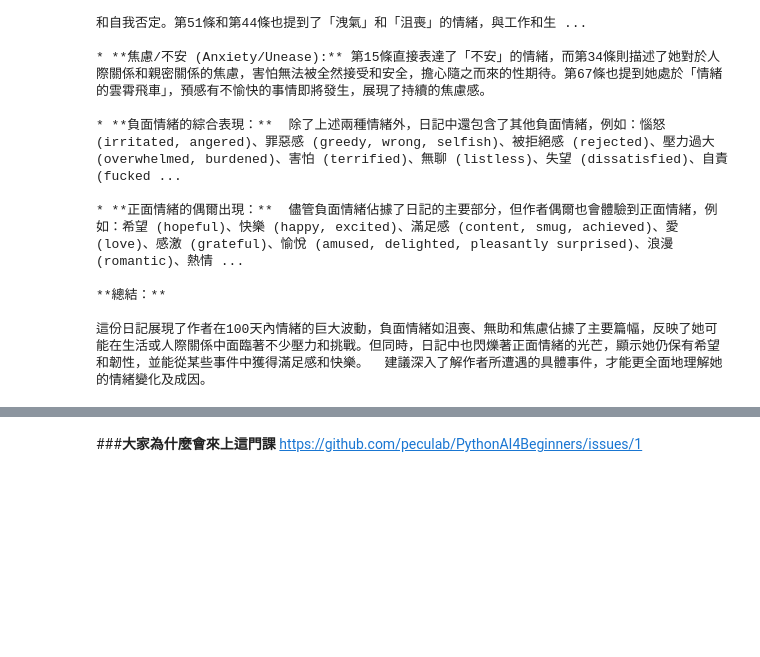
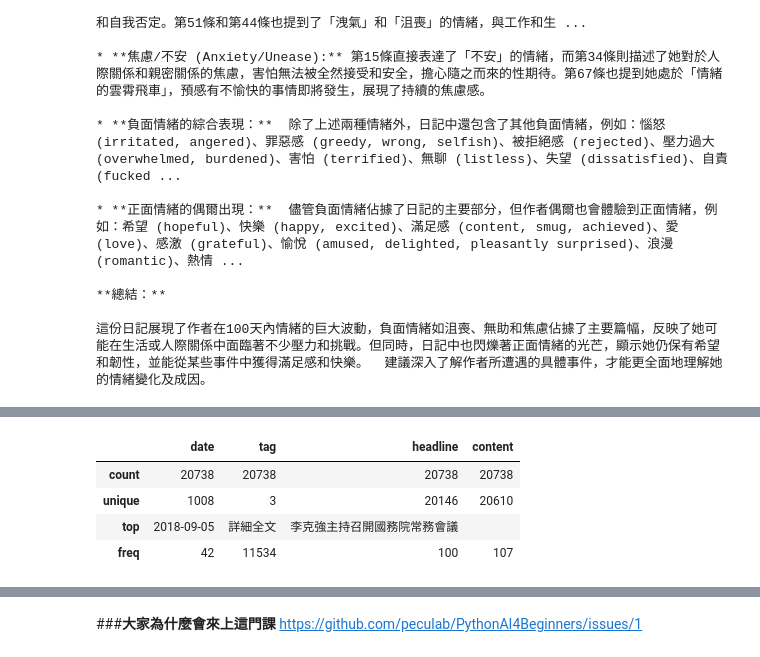
Before and after one commit to leokao960811/ProgrammingLang, a Jupyter notebook: W7_TextAnalyze.ipynb, the cells around one changed output, grey strips where cells are left out. Drawn from its saved outputs; the diff is of its cells as text; code cells hidden in the pictures; blank space fills up the shorter version.

```diff
--- a/W7_TextAnalyze.ipynb
+++ b/W7_TextAnalyze.ipynb
@@ -145,0 +239,8 @@ print(response.text)
+# %%
+df3.describe()
+# %% [output]
+|  | date | tag | headline | content |
+| count | 20738 | 20738 | 20738 | 20738 |
+| unique | 1008 | 3 | 20146 | 20610 |
+| top | 2018-09-05 | 詳細全文 | 李克強主持召開國務院常務會議 |  |
+| freq | 42 | 11534 | 100 | 107 |
```
Also changed, not shown: parts of 25 cells of this notebook.
